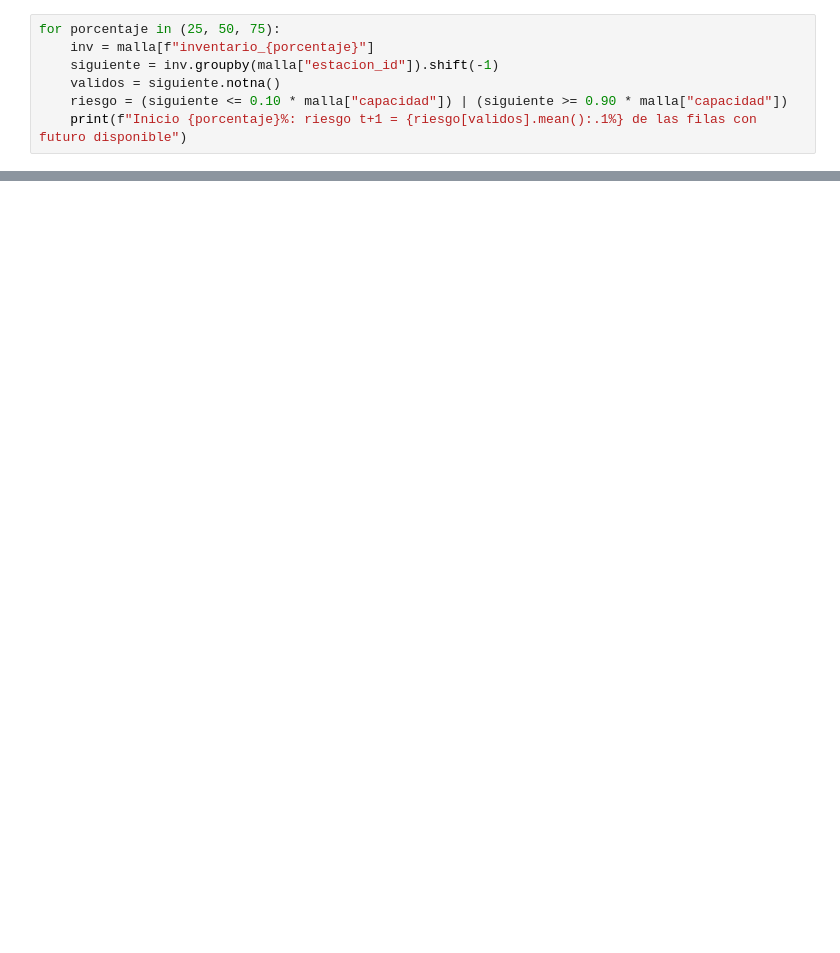
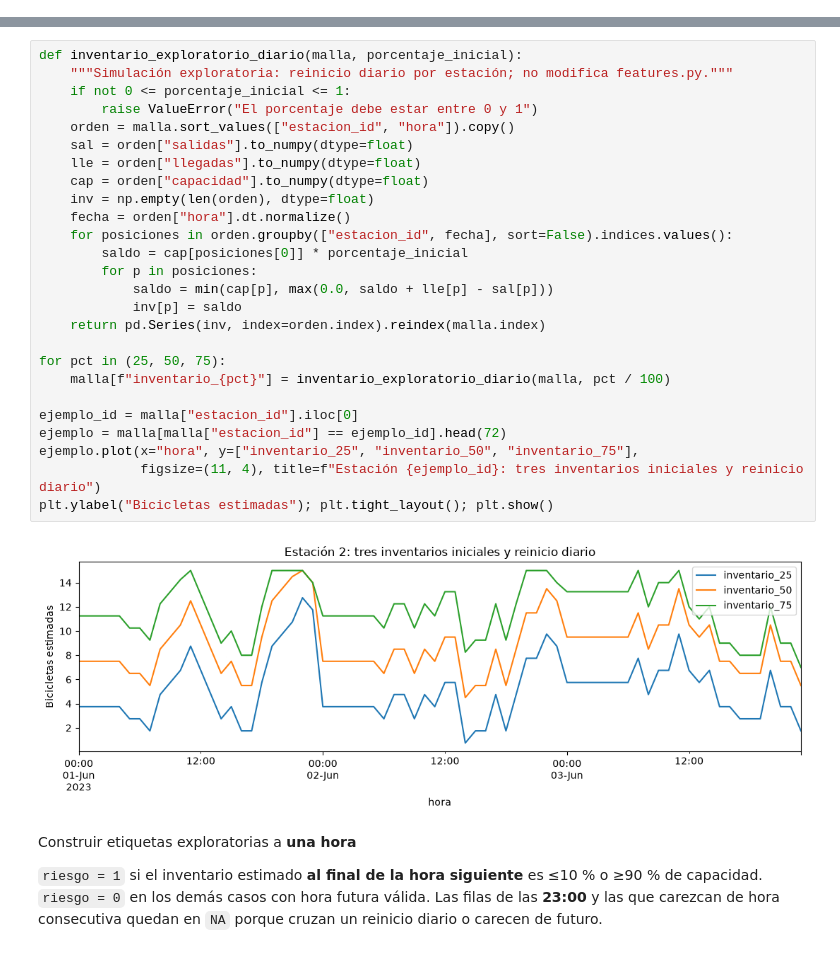
Before and after one commit to andresvazquez/TC5061-Proyecto-Equipo06, a Jupyter notebook: notebooks/2.0-JPC-target_p2.ipynb, the cells around one changed output, grey strips where cells are left out. Cells and saved outputs as stored; diff of their text form; blank space fills up the shorter version.

```diff
--- a/notebooks/2.0-JPC-target_p2.ipynb
+++ b/notebooks/2.0-JPC-target_p2.ipynb
@@ -132,7 +146,0 @@ plt.ylabel("Bicicletas estimadas"); plt.show()
-# %%
-for porcentaje in (25, 50, 75):
-    inv = malla[f"inventario_{porcentaje}"]
-    siguiente = inv.groupby(malla["estacion_id"]).shift(-1)
-    validos = siguiente.notna()
-    riesgo = (siguiente <= 0.10 * malla["capacidad"]) | (siguiente >= 0.90 * malla["capacidad"])
-    print(f"Inicio {porcentaje}%: riesgo t+1 = {riesgo[validos].mean():.1%} de las filas con futuro disponible")
@@ -142,0 +152,32 @@ Inicio 75%: riesgo t+1 = 48.6% de las filas con futuro disponible
+# %%
+def inventario_exploratorio_diario(malla, porcentaje_inicial):
+    """Simulación exploratoria: reinicio diario por estación; no modifica features.py."""
+    if not 0 <= porcentaje_inicial <= 1:
+        raise ValueError("El porcentaje debe estar entre 0 y 1")
+    orden = malla.sort_values(["estacion_id", "hora"]).copy()
+    sal = orden["salidas"].to_numpy(dtype=float)
+    lle = orden["llegadas"].to_numpy(dtype=float)
+    cap = orden["capacidad"].to_numpy(dtype=float)
+    inv = np.empty(len(orden), dtype=float)
+    fecha = orden["hora"].dt.normalize()
+    for posiciones in orden.groupby(["estacion_id", fecha], sort=False).indices.values():
+        saldo = cap[posiciones[0]] * porcentaje_inicial
+        for p in posiciones:
+            saldo = min(cap[p], max(0.0, saldo + lle[p] - sal[p]))
+            inv[p] = saldo
+    return pd.Series(inv, index=orden.index).reindex(malla.index)
+
+for pct in (25, 50, 75):
+    malla[f"inventario_{pct}"] = inventario_exploratorio_diario(malla, pct / 100)
+
+ejemplo_id = malla["estacion_id"].iloc[0]
+ejemplo = malla[malla["estacion_id"] == ejemplo_id].head(72)
+ejemplo.plot(x="hora", y=["inventario_25", "inventario_50", "inventario_75"],
+             figsize=(11, 4), title=f"Estación {ejemplo_id}: tres inventarios iniciales y reinicio diario")
+plt.ylabel("Bicicletas estimadas"); plt.tight_layout(); plt.show()
+# %% [output]
+[figure, added]
+# %% [markdown]
+Construir etiquetas exploratorias a **una hora**
+
+`riesgo = 1` si el inventario estimado **al final de la hora siguiente** es ≤10 % o ≥90 % de capacidad. `riesgo = 0` en los demás casos con hora futura válida. Las filas de las **23:00** y las que carezcan de hora consecutiva quedan en `NA` porque cruzan un reinicio diario o carecen de futuro.
```
Also changed, not shown: parts of 16 cells of this notebook.
